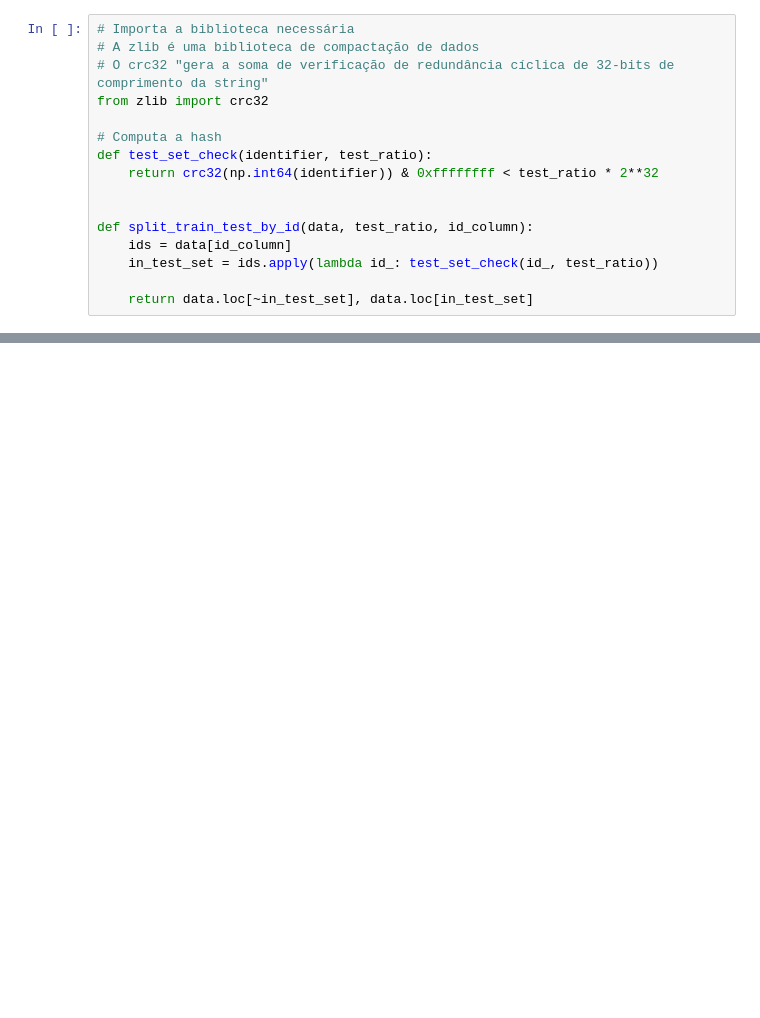
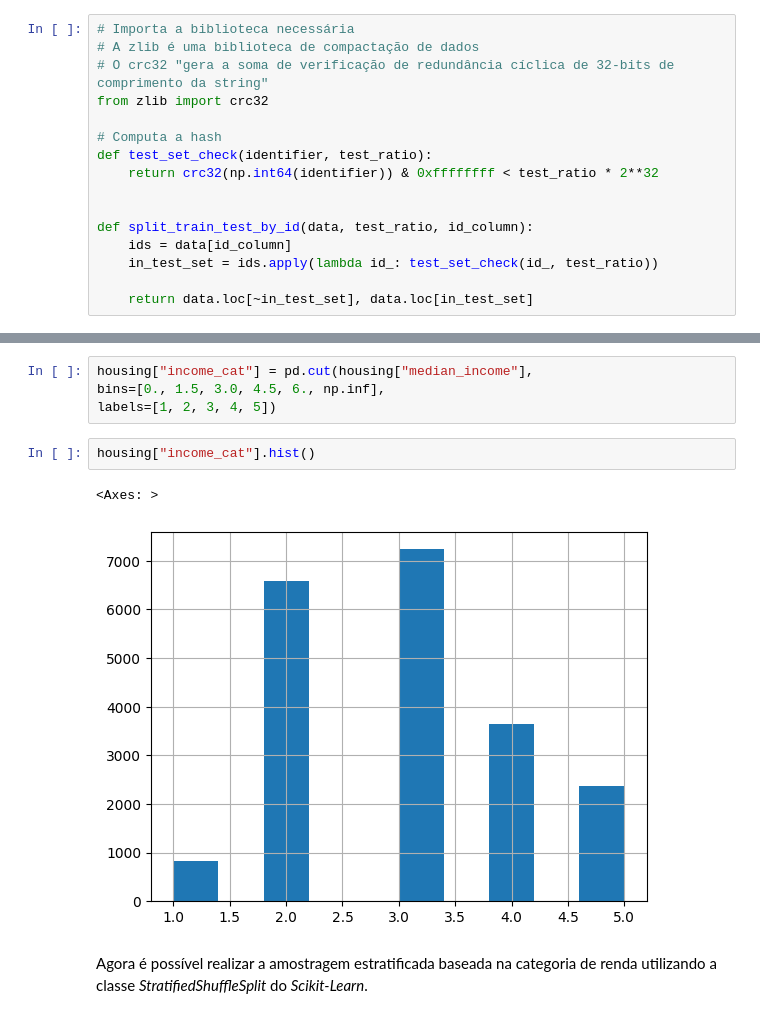
Before and after one commit to juliamsousa/foundation-sports-analytics, a Jupyter notebook: PraticaLivroImobiliario.ipynb, the cells around one changed output, grey strips where cells are left out. Saved outputs shown, nothing was run; the diff lists cells and outputs as text; blank space fills up the shorter version.

```diff
--- a/PraticaLivroImobiliario.ipynb
+++ b/PraticaLivroImobiliario.ipynb
@@ -190,0 +223,11 @@ O _dataset_ de moradia não apresenta um identificador único. A forma mais simp
+# %%
+housing["income_cat"] = pd.cut(housing["median_income"],
+bins=[0., 1.5, 3.0, 4.5, 6., np.inf],
+labels=[1, 2, 3, 4, 5])
+# %%
+housing["income_cat"].hist()
+# %% [output]
+<Axes: >
+[figure, added]
+# %% [markdown]
+Agora é possível realizar a amostragem estratificada baseada na categoria de renda utilizando a classe _StratifiedShuffleSplit_ do _Scikit-Learn_.
```
Also changed, not shown: parts of 34 cells of this notebook.
